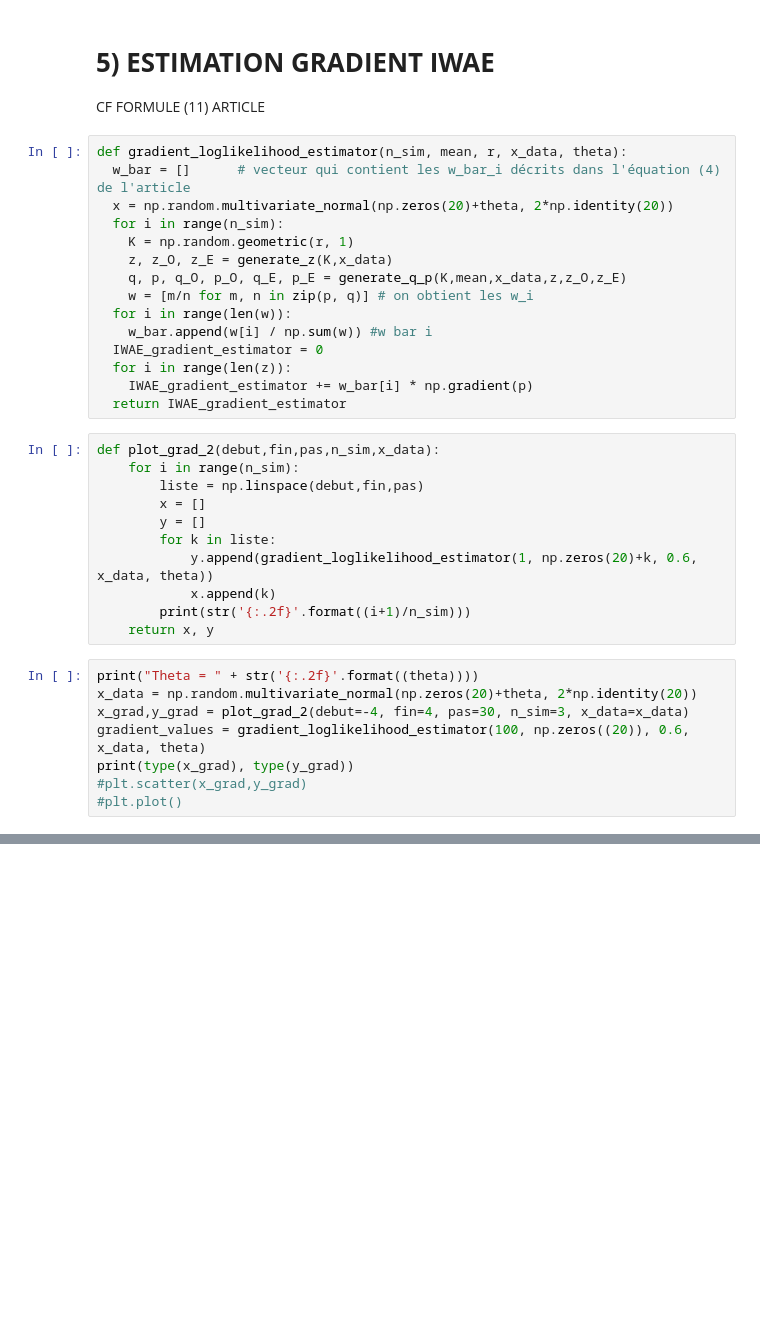
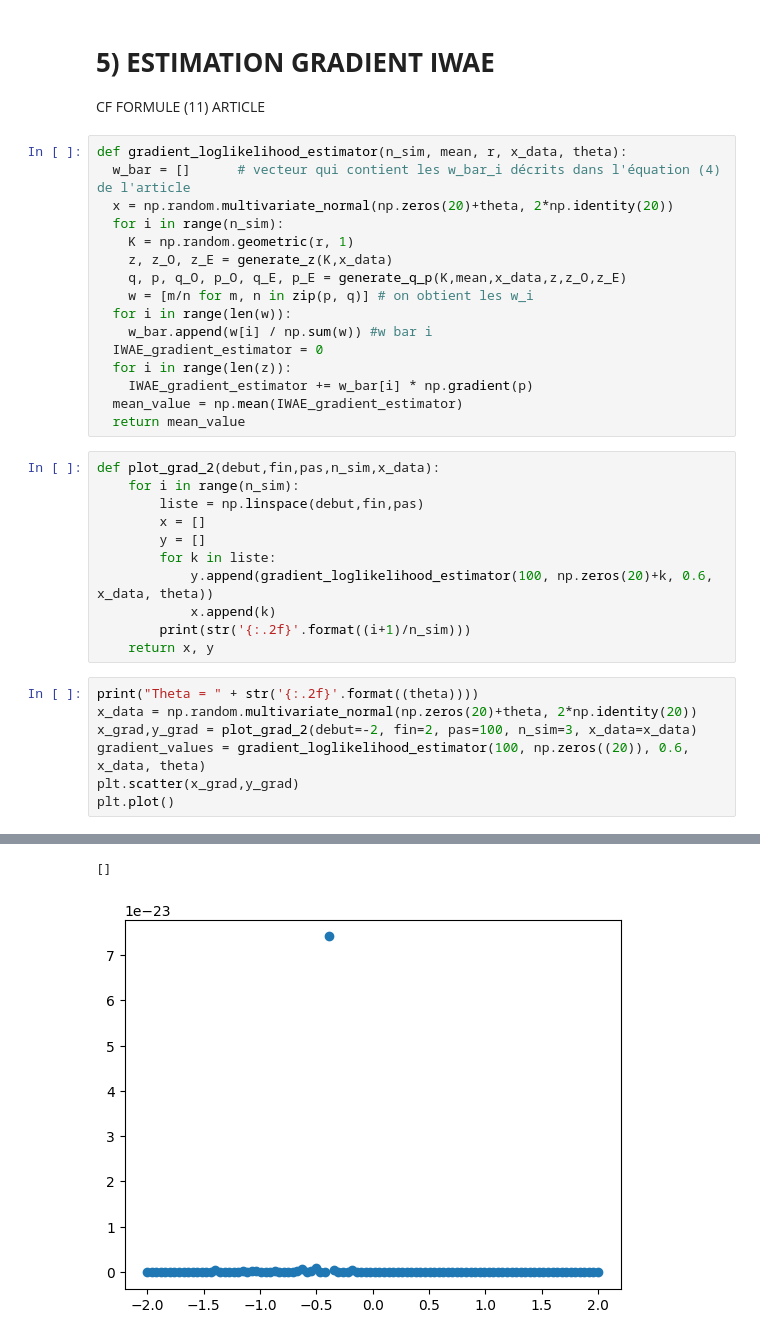
Before and after one commit to JulienPeignon/Monte_Carlo_Simulations, a Jupyter notebook: Gradient.ipynb, the cells around one changed output, grey strips where cells are left out. Saved outputs shown, nothing was run; the diff lists cells and outputs as text; blank space fills up the shorter version.

Commit message:
IWAE modifs

```diff
--- a/Gradient.ipynb
+++ b/Gradient.ipynb
@@ -169,7 +167,8 @@ def gradient_loglikelihood_estimator(n_sim, mean, r, x_data, theta):
   IWAE_gradient_estimator = 0
   for i in range(len(z)):
     IWAE_gradient_estimator += w_bar[i] * np.gradient(p)
-  return IWAE_gradient_estimator
+  mean_value = np.mean(IWAE_gradient_estimator)
+  return mean_value
 # %%
 def plot_grad_2(debut,fin,pas,n_sim,x_data):
     for i in range(n_sim):
@@ -177,18 +176,17 @@ def plot_grad_2(debut,fin,pas,n_sim,x_data):
         x = []
         y = []
         for k in liste:
-            y.append(gradient_loglikelihood_estimator(1, np.zeros(20)+k, 0.6, x_data, theta))
+            y.append(gradient_loglikelihood_estimator(100, np.zeros(20)+k, 0.6, x_data, theta))
             x.append(k)
         print(str('{:.2f}'.format((i+1)/n_sim)))
     return x, y
 # %%
 print("Theta = " + str('{:.2f}'.format((theta))))
 x_data = np.random.multivariate_normal(np.zeros(20)+theta, 2*np.identity(20))
-x_grad,y_grad = plot_grad_2(debut=-4, fin=4, pas=30, n_sim=3, x_data=x_data)
+x_grad,y_grad = plot_grad_2(debut=-2, fin=2, pas=100, n_sim=3, x_data=x_data)
 gradient_values = gradient_loglikelihood_estimator(100, np.zeros((20)), 0.6, x_data, theta)
-print(type(x_grad), type(y_grad))
-#plt.scatter(x_grad,y_grad)
-#plt.plot()
+plt.scatter(x_grad,y_grad)
+plt.plot()
 # %% [output]
 Theta = -0.42
 0.33
@@ -197,0 +195,2 @@ Theta = -0.42
+[]
+[figure, added]
```
Also changed, not shown: parts of 3 cells of this notebook.
